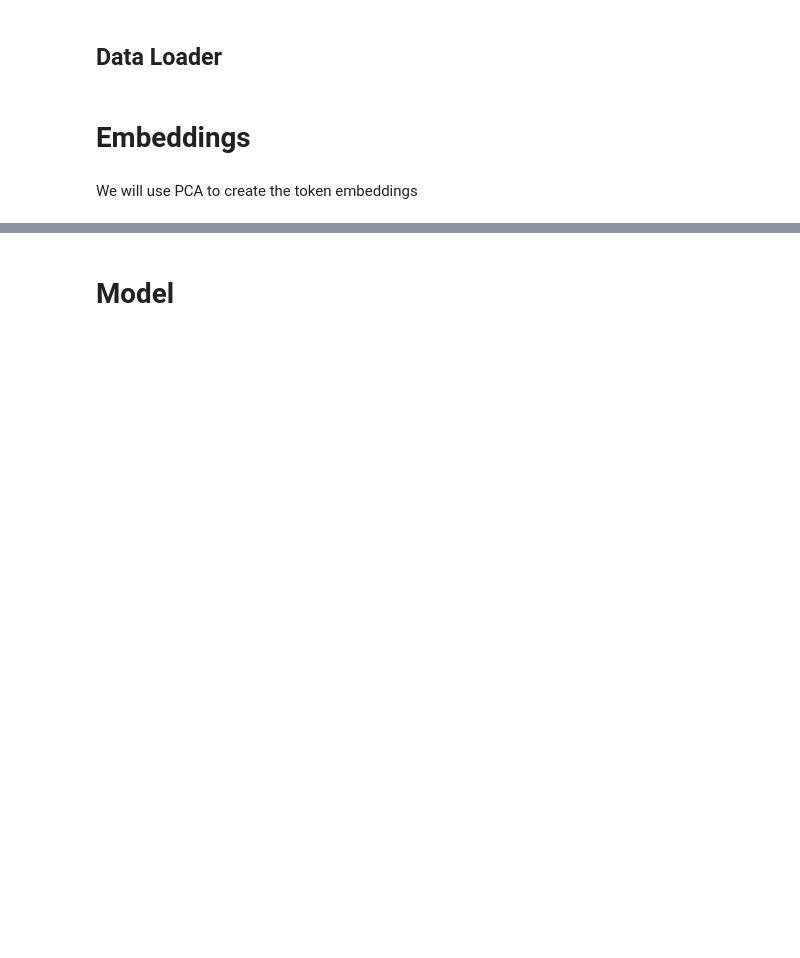
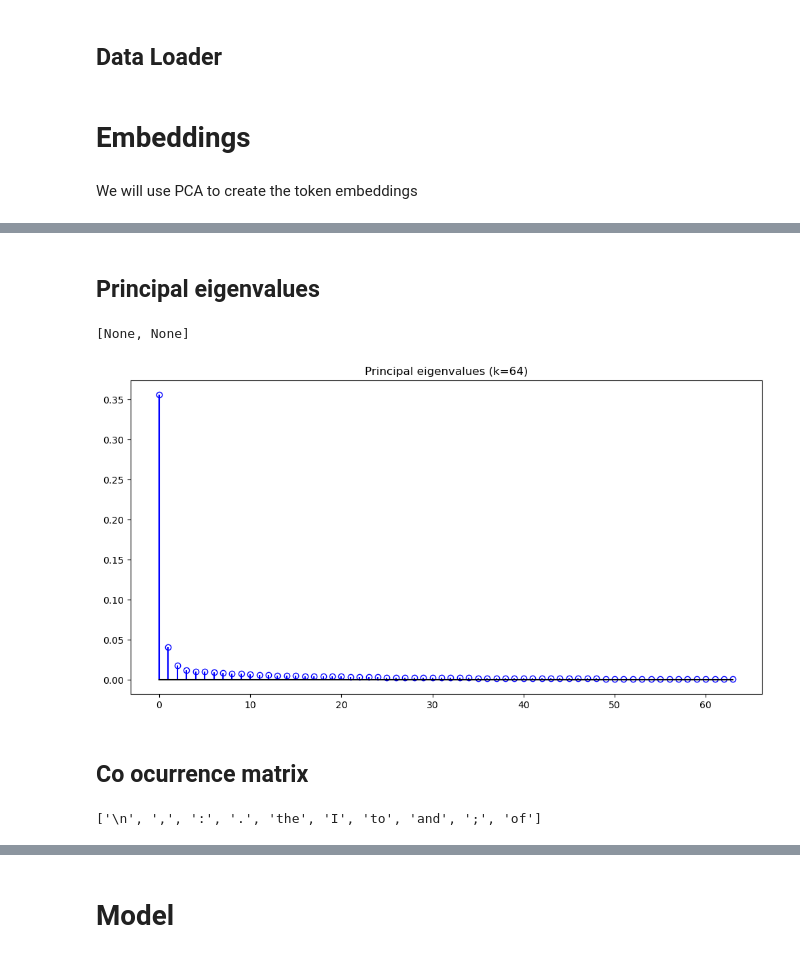
Before and after one commit to varunchitturi/ese-2000-labs, a Jupyter notebook: Lab 9/Lab_9.ipynb, the cells around one changed output, grey strips where cells are left out. Saved outputs shown, nothing was run; the diff lists cells and outputs as text; code cells hidden in the pictures; blank space fills up the shorter version.

```diff
--- a/Lab 9/Lab_9.ipynb
+++ b/Lab 9/Lab_9.ipynb
@@ -122,0 +210,24 @@ embeddings = X @ principle_eigv.T # (vocab_size, embedding_dim)
+# %% [markdown]
+## Principal eigenvalues
+# %%
+K=64
+L_plot = L[-K:]/L.sum()
+# Sort the eigenvalues
+L_plot,_ = L_plot.sort(descending=True)
+L_plot = L_plot.cpu().numpy()
+plt.figure(figsize=(12, 6))
+plt.title("Principal eigenvalues (k=64)")
+markerline, stemlines, baseline = plt.stem(range(K), L_plot, linefmt='b-', markerfmt='o', basefmt='k-')
+plt.setp(markerline, marker='o', fillstyle='none')
+# %% [output]
+[None, None]
+[figure, added]
+# %% [markdown]
+## Co ocurrence matrix
+# %%
+# Top 10 words
+top_10_words = X.sum(axis=0).sort(descending=True).indices[:10]
+top_10_words = [vocab[i] for i in top_10_words]
+print(top_10_words)
+# %% [output]
+['\n', ',', ':', '.', 'the', 'I', 'to', 'and', ';', 'of']
```
Also changed, not shown: parts of 15 cells of this notebook.
